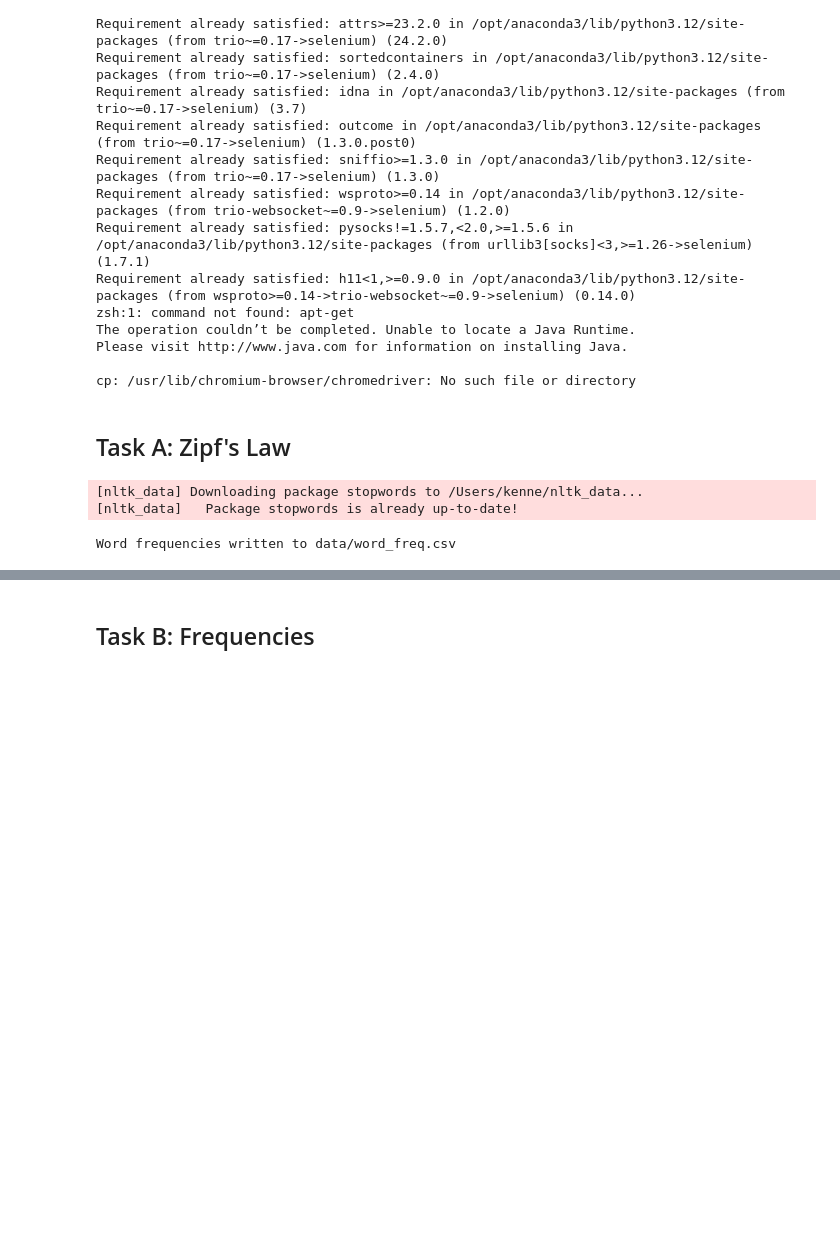
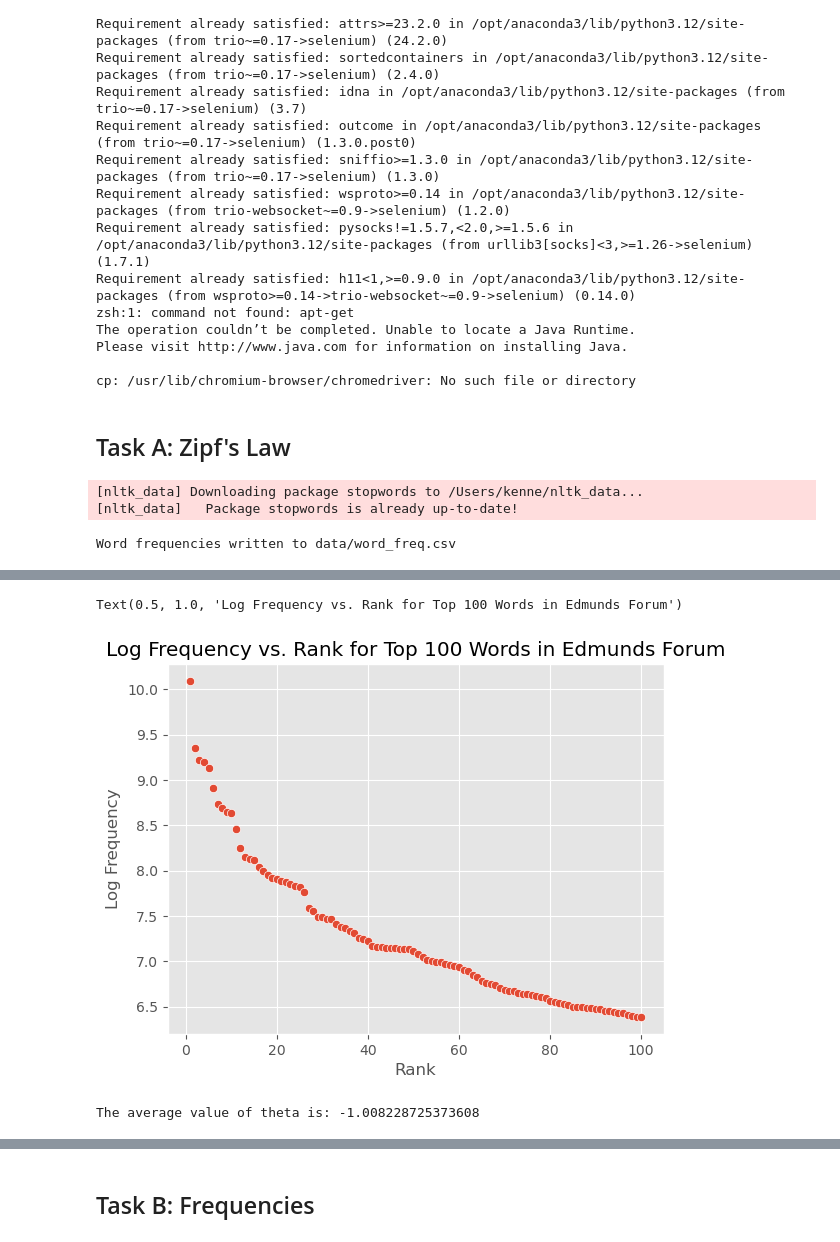
Before and after one commit to milan-vaghani/Mid-sized-Luxury-Car-Comparison, a Jupyter notebook: assignment1.ipynb, the cells around one changed output, grey strips where cells are left out. Drawn from its saved outputs; the diff is of its cells as text; code cells hidden in the pictures; blank space fills up the shorter version.

Commit message:
All code combined, MDS completed, and regression added for Zipf's law.

```diff
--- a/assignment1.ipynb
+++ b/assignment1.ipynb
@@ -258,0 +261,16 @@ pd.read_csv('data/word_freq.csv')
+# %%
+y_log = np.log(y)
+
+sns.scatterplot(x = X, y = y_log)
+plt.xlabel("Rank")
+plt.ylabel("Log Frequency")
+plt.title("Log Frequency vs. Rank for Top 100 Words in Edmunds Forum")
+# %% [output]
+Text(0.5, 1.0, 'Log Frequency vs. Rank for Top 100 Words in Edmunds Forum')
+[figure, added]
+# %%
+# test Zipf's law economometrically
+df["theta"] = np.log(df["rank"]) / np.log(df["Frequency"] / len(df))
+print("The average value of theta is: " + str(np.mean(df["theta"])))
+# %% [output]
+The average value of theta is: -1.008228725373608
```
Also changed, not shown: parts of 30 cells of this notebook, 6 other files.
